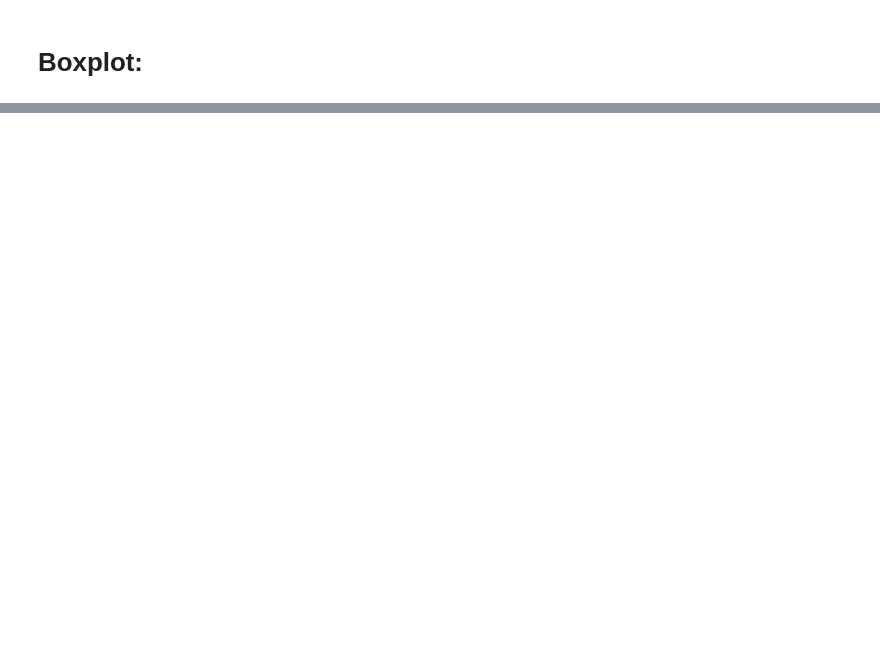
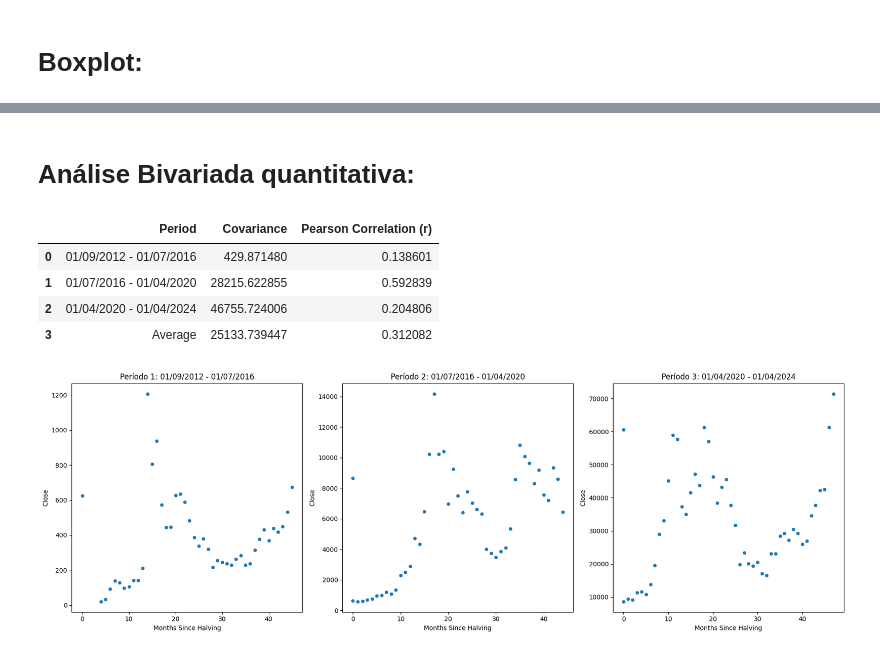
Before and after one commit to HerbGlrt/BTC-Statistic-Analysis, a Jupyter notebook: Estatistica.ipynb, the cells around one changed output, grey strips where cells are left out. Drawn from its saved outputs; the diff is of its cells as text; code cells hidden in the pictures; blank space fills up the shorter version.

```diff
--- a/Estatistica.ipynb
+++ b/Estatistica.ipynb
@@ -246,0 +265,74 @@ VIX          13.97  1.671000e+01  2.064000e+01
+# %% [markdown]
+# Análise Bivariada quantitativa:
+# %%
+# Convertendo as colunas para o tipo correto
+df['Close'] = pd.to_numeric(df['Close'], errors='coerce')
+df['Months_Since_Halving'] = pd.to_numeric(df['Months_Since_Halving'], errors='coerce')
+df['Date'] = pd.to_datetime(df['Date'], errors='coerce')
+
+# Filtrando os períodos de interesse
+period1 = df[(df['Date'] >= '2012-09-01') & (df['Date'] <= '2016-07-01')]
+period2 = df[(df['Date'] >= '2016-07-01') & (df['Date'] <= '2020-04-01')]
+period3 = df[(df['Date'] >= '2020-04-01') & (df['Date'] <= '2024-04-01')]
+
+# Função para calcular covariância e correlação
+def calculate_cov_corr(df, x_col, y_col):
+    covariance = np.cov(df[x_col], df[y_col])[0, 1]
+    correlation = np.corrcoef(df[x_col], df[y_col])[0, 1]
+    return covariance, correlation
+
+# Calculando covariância e correlação para cada período
+cov_corr_period1 = calculate_cov_corr(period1, 'Close', 'Months_Since_Halving')
+cov_corr_period2 = calculate_cov_corr(period2, 'Close', 'Months_Since_Halving')
+cov_corr_period3 = calculate_cov_corr(period3, 'Close', 'Months_Since_Halving')
+
+# Criando a tabela de resultados
+results = pd.DataFrame({
+    'Period': ['01/09/2012 - 01/07/2016', '01/07/2016 - 01/04/2020', '01/04/2020 - 01/04/2024'],
+    'Covariance': [cov_corr_period1[0], cov_corr_period2[0], cov_corr_period3[0]],
+    'Pearson Correlation (r)': [cov_corr_period1[1], cov_corr_period2[1], cov_corr_period3[1]]
+})
+
+# Calculando a média
+mean_covariance = results['Covariance'].mean()
+mean_correlation = results['Pearson Correlation (r)'].mean()
+
+# Adicionando as médias à tabela
+results.loc[len(results)] = ['Average', mean_covariance, mean_correlation]
+
+display(results)
+
+# Plotando os diagramas de dispersão
+plt.figure(figsize=(18, 6))
+
+# Período 1
+plt.subplot(1, 3, 1)
+sns.scatterplot(x='Months_Since_Halving', y='Close', data=period1)
+plt.title('Período 1: 01/09/2012 - 01/07/2016')
+plt.xlabel('Months Since Halving')
+plt.ylabel('Close')
+
+# Período 2
+plt.subplot(1, 3, 2)
+sns.scatterplot(x='Months_Since_Halving', y='Close', data=period2)
+plt.title('Período 2: 01/07/2016 - 01/04/2020')
+plt.xlabel('Months Since Halving')
+plt.ylabel('Close')
+
+# Período 3
+plt.subplot(1, 3, 3)
+sns.scatterplot(x='Months_Since_Halving', y='Close', data=period3)
+plt.title('Período 3: 01/04/2020 - 01/04/2024')
+plt.xlabel('Months Since Halving')
+plt.ylabel('Close')
+
+# Ajustando layout e exibindo os gráficos
+plt.tight_layout()
+plt.show()
+# %% [output]
+|  | Period | Covariance | Pearson Correlation (r) |
+| 0 | 01/09/2012 - 01/07/2016 | 429.871480 | 0.138601 |
+| 1 | 01/07/2016 - 01/04/2020 | 28215.622855 | 0.592839 |
+| 2 | 01/04/2020 - 01/04/2024 | 46755.724006 | 0.204806 |
+| 3 | Average | 25133.739447 | 0.312082 |
+[figure, added]
```
Also changed, not shown: parts of 11 cells of this notebook.
